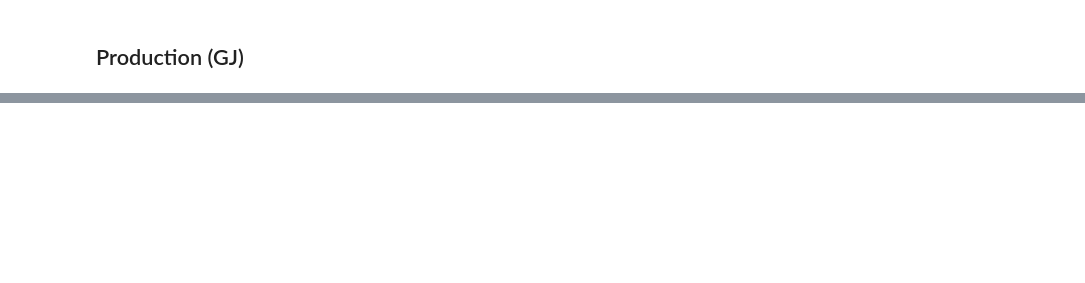
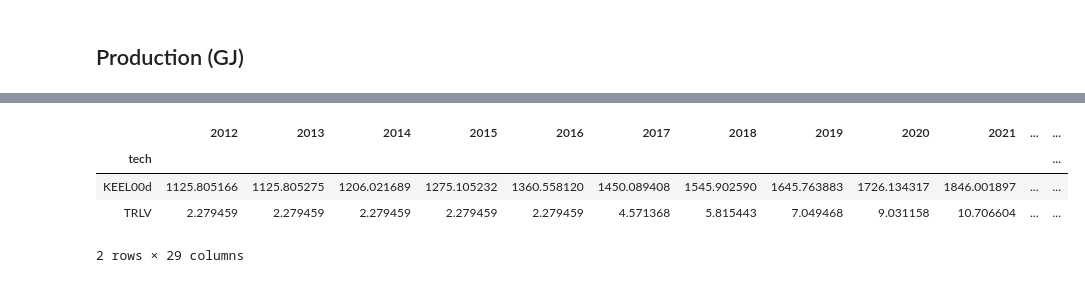
Before and after one commit to NMoksnes/GEOSeMOSYS, a Jupyter notebook: Results analysis.ipynb, the cells around one changed output, grey strips where cells are left out. Saved outputs shown, nothing was run; the diff lists cells and outputs as text; code cells hidden in the pictures; blank space fills up the shorter version.

```diff
--- a/Results analysis.ipynb
+++ b/Results analysis.ipynb
@@ -57,0 +84,11 @@ prod
+# %%
+gr_t_lv = production[production['tech'].isin(transmission_lv)]
+tr_lv = pd.pivot_table(gr_t_lv, values=years, index='tech', aggfunc=np.sum )
+
+tr_lv
+# %% [output]
+|  | 2012 | 2013 | 2014 | 2015 | 2016 | 2017 | 2018 | 2019 | 2020 | 2021 | ... | ... |
+| tech |  |  |  |  |  |  |  |  |  |  |  | ... |
+| KEEL00d | 1125.805166 | 1125.805275 | 1206.021689 | 1275.105232 | 1360.558120 | 1450.089408 | 1545.902590 | 1645.763883 | 1726.134317 | 1846.001897 | ... | ... |
+| TRLV | 2.279459 | 2.279459 | 2.279459 | 2.279459 | 2.279459 | 4.571368 | 5.815443 | 7.049468 | 9.031158 | 10.706604 | ... | ... |
+2 rows × 29 columns
```
Also changed, not shown: parts of 12 cells of this notebook, 3 other files.
